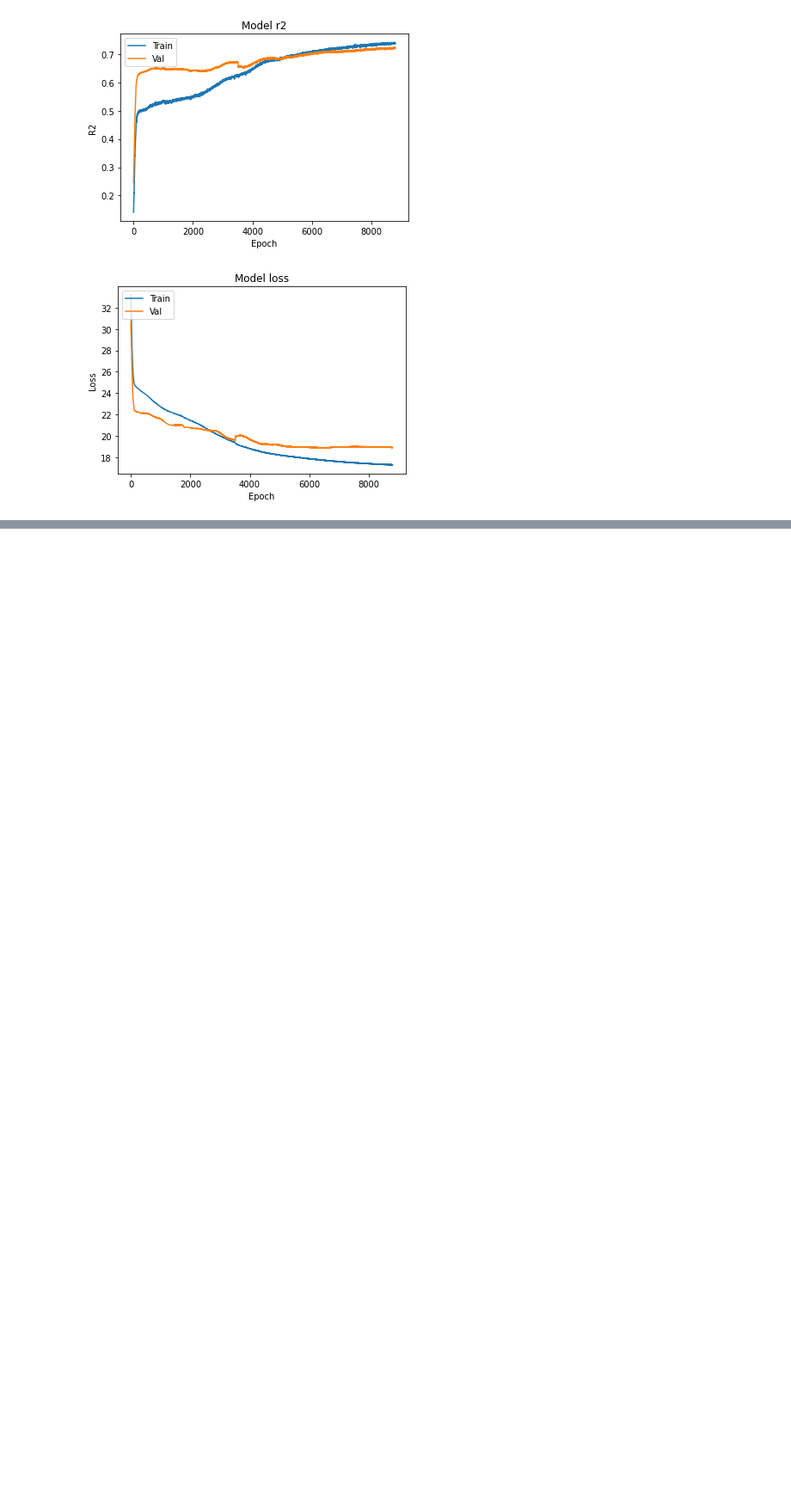
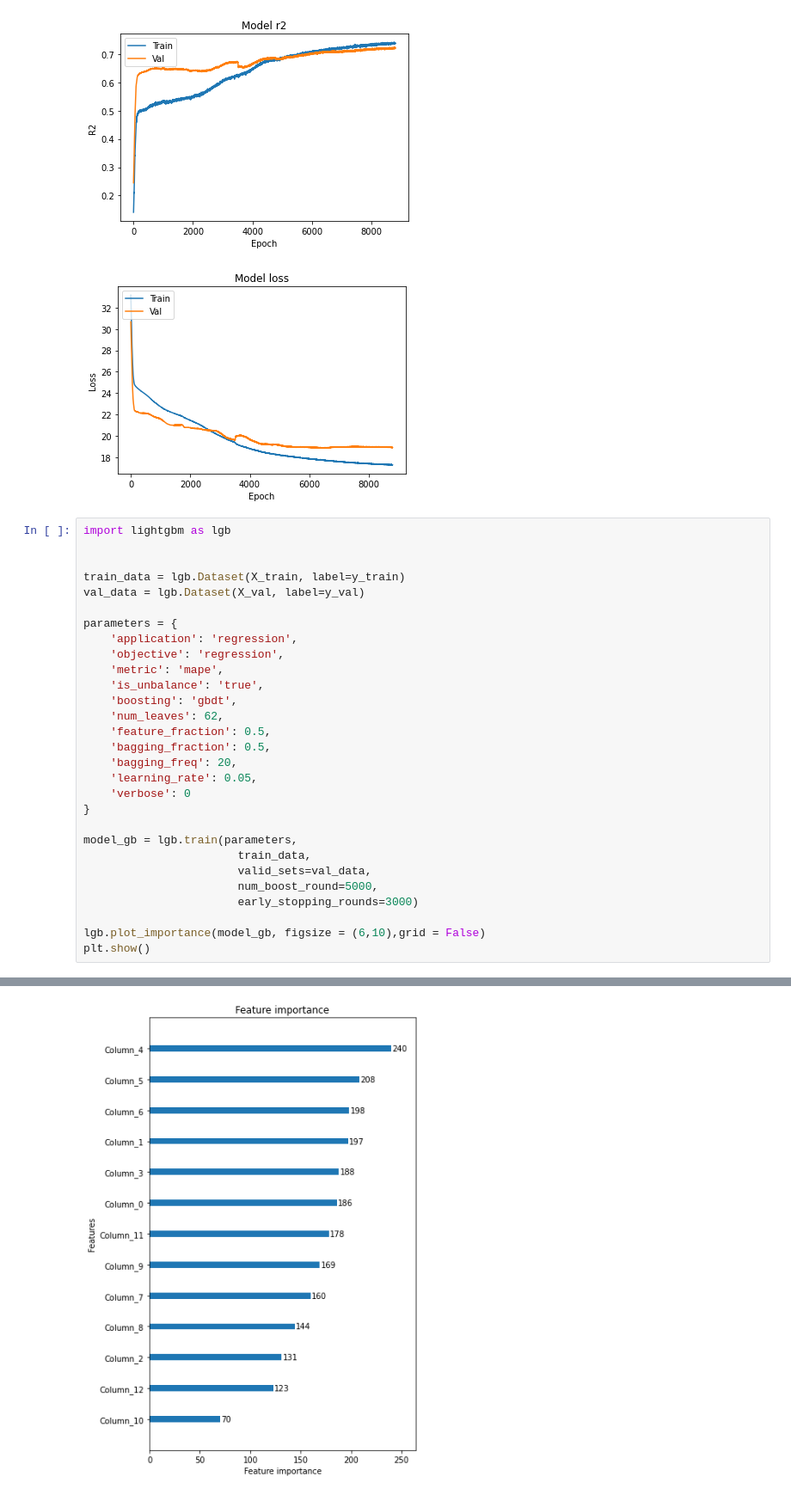
Before and after one commit to rboghe/cened, a Jupyter notebook: MergeDNN.ipynb, the cells around one changed output, grey strips where cells are left out. Shown: that part at 86% size. Saved outputs shown, nothing was run; the diff lists cells and outputs as text; blank space fills up the shorter version.

```diff
--- a/MergeDNN.ipynb
+++ b/MergeDNN.ipynb
@@ -264,3 +264,33 @@ plt.show()
 # %% [output]
 [figure]
 [figure]
+# %%
+import lightgbm as lgb
+
+
+train_data = lgb.Dataset(X_train, label=y_train)
+val_data = lgb.Dataset(X_val, label=y_val)
+
+parameters = {
+    'application': 'regression',
+    'objective': 'regression',
+    'metric': 'mape',
+    'is_unbalance': 'true',
+    'boosting': 'gbdt',
+    'num_leaves': 62,
+    'feature_fraction': 0.5,
+    'bagging_fraction': 0.5,
+    'bagging_freq': 20,
+    'learning_rate': 0.05,
+    'verbose': 0
+}
+
+model_gb = lgb.train(parameters,
+                       train_data,
+                       valid_sets=val_data,
+                       num_boost_round=5000,
+                       early_stopping_rounds=3000)
+
+lgb.plot_importance(model_gb, figsize = (6,10),grid = False)
+plt.show()
+# %% [output]
@@ -266,0 +314 @@ plt.show()
+[figure, added]
```
Also changed, not shown: parts of 1 cell of this notebook.
